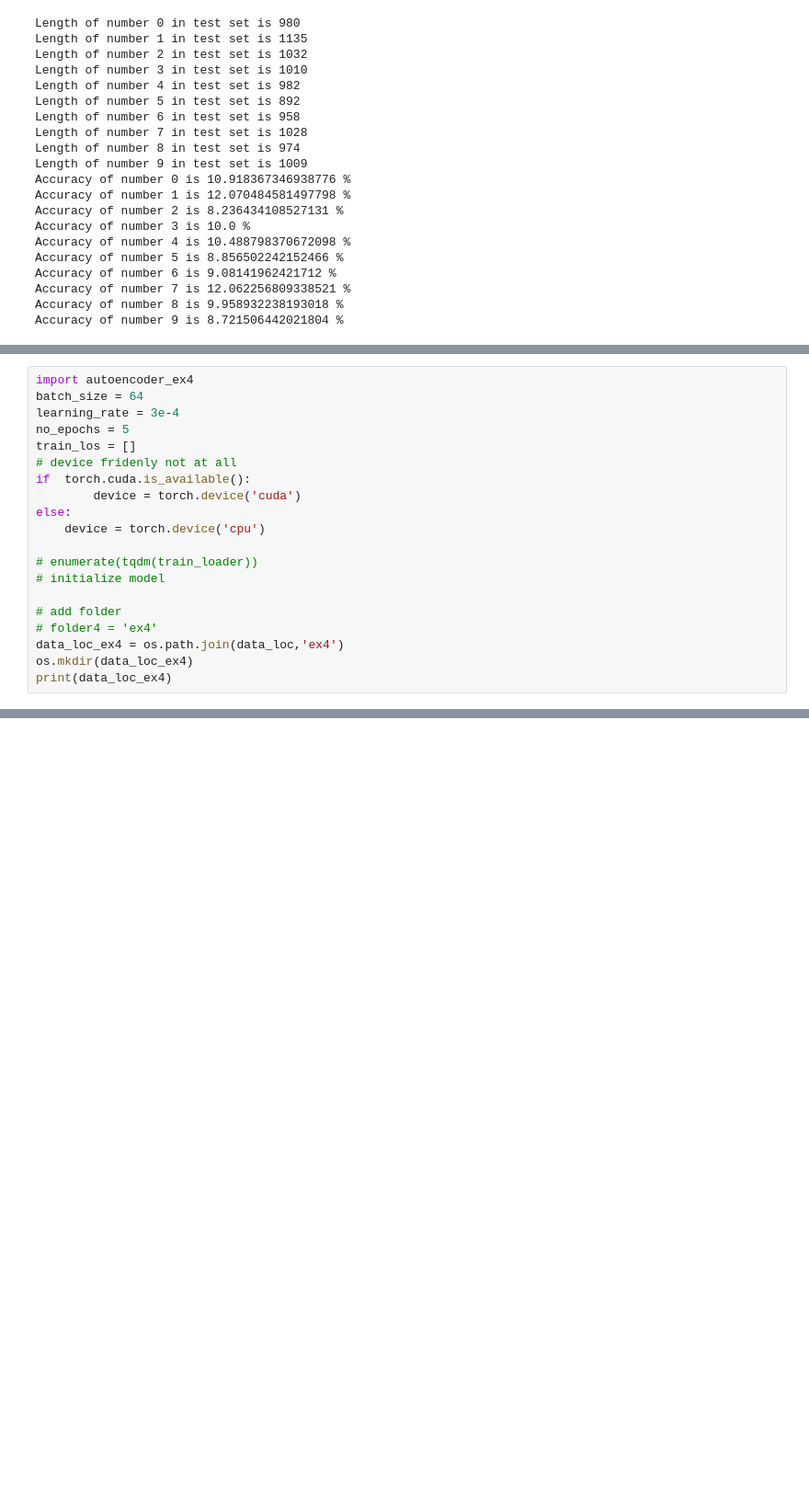
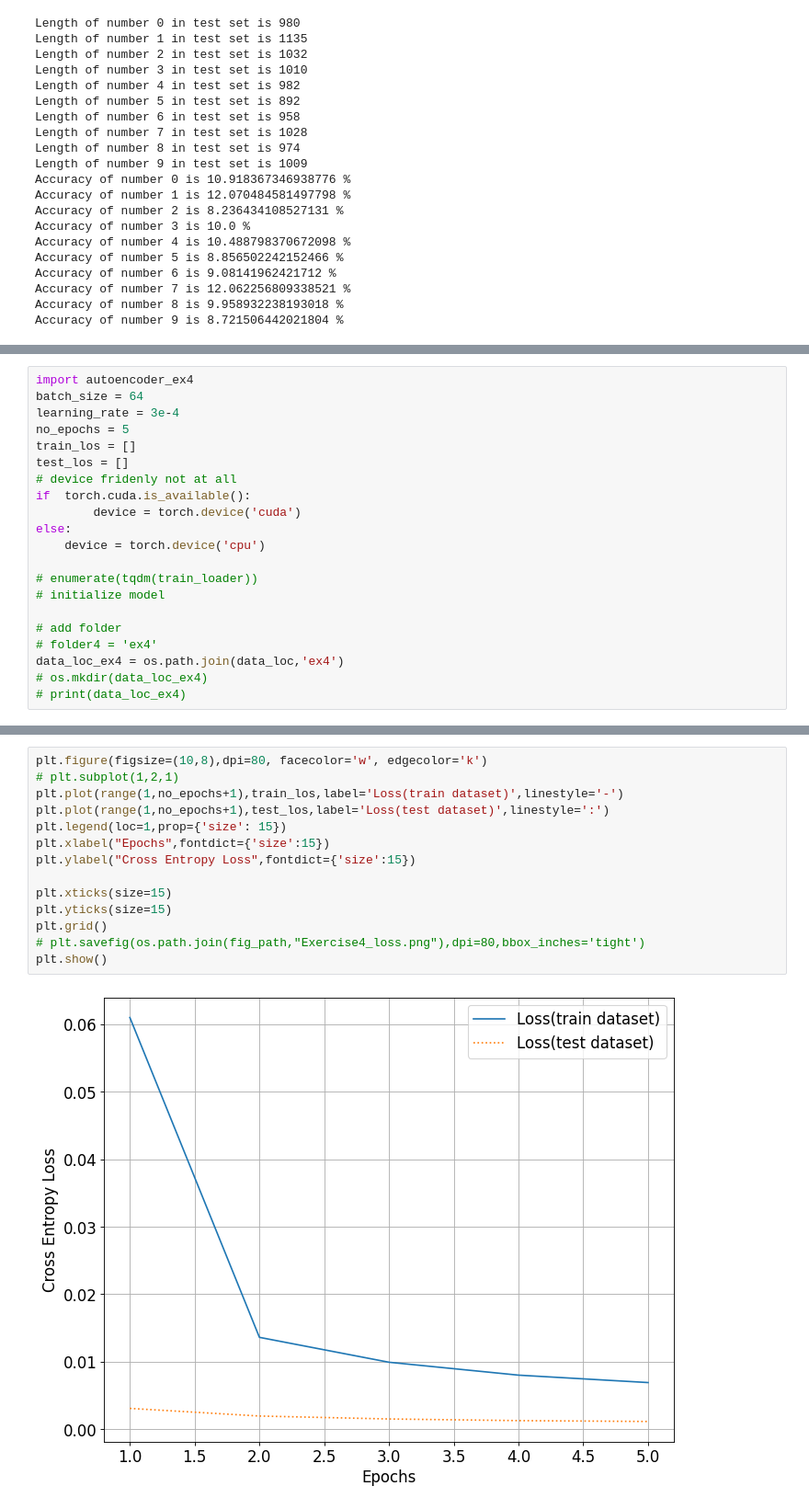
Before and after one commit to Lynch1206/5LSL0_HW, a Jupyter notebook: Assignment3/Code - for students/Assignment3.ipynb, the cells around one changed output, grey strips where cells are left out. Shown at 92% size. Saved outputs shown, nothing was run; the diff lists cells and outputs as text; blank space fills up the shorter version.

Commit message:
ex4 _train and loss plot

```diff
--- a/Assignment3/Code - for students/Assignment3.ipynb
+++ b/Assignment3/Code - for students/Assignment3.ipynb
@@ -255,6 +255,7 @@ batch_size = 64
 learning_rate = 3e-4
 no_epochs = 5
 train_los = []
+test_los = []
 # device fridenly not at all
 if  torch.cuda.is_available():
         device = torch.device('cuda')
@@ -267,5 +268,5 @@ else:
 # add folder
 # folder4 = 'ex4'
 data_loc_ex4 = os.path.join(data_loc,'ex4')
-os.mkdir(data_loc_ex4)
-print(data_loc_ex4)
+# os.mkdir(data_loc_ex4)
+# print(data_loc_ex4)
@@ -367,2 +398,18 @@ Training Epoch 4:
+# %%
+plt.figure(figsize=(10,8),dpi=80, facecolor='w', edgecolor='k')
+# plt.subplot(1,2,1)
+plt.plot(range(1,no_epochs+1),train_los,label='Loss(train dataset)',linestyle='-')
+plt.plot(range(1,no_epochs+1),test_los,label='Loss(test dataset)',linestyle=':')
+plt.legend(loc=1,prop={'size': 15})
+plt.xlabel("Epochs",fontdict={'size':15})
+plt.ylabel("Cross Entropy Loss",fontdict={'size':15})
+
+plt.xticks(size=15)
+plt.yticks(size=15)
+plt.grid()
+# plt.savefig(os.path.join(fig_path,"Exercise4_loss.png"),dpi=80,bbox_inches='tight')
+plt.show()
+# %% [output]
+[figure, added]
 # %%
 from plot_hw import plot_trans
```
Also changed, not shown: parts of 10 cells of this notebook, 8 other files.
